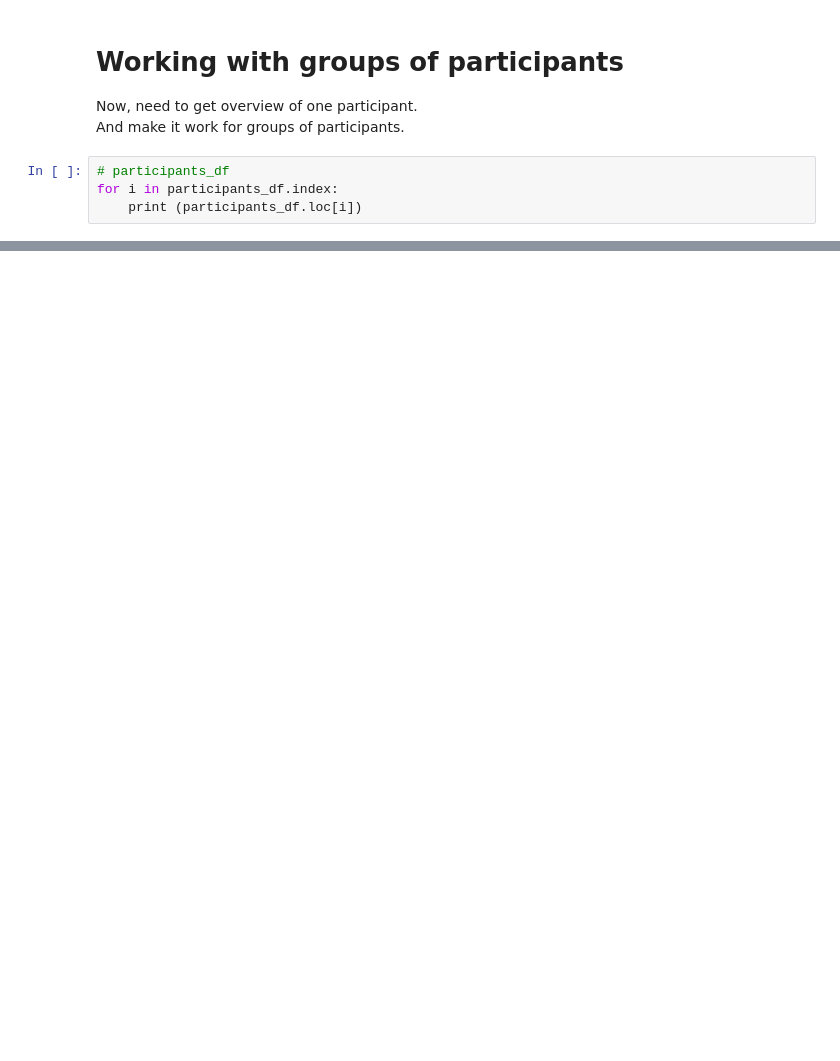
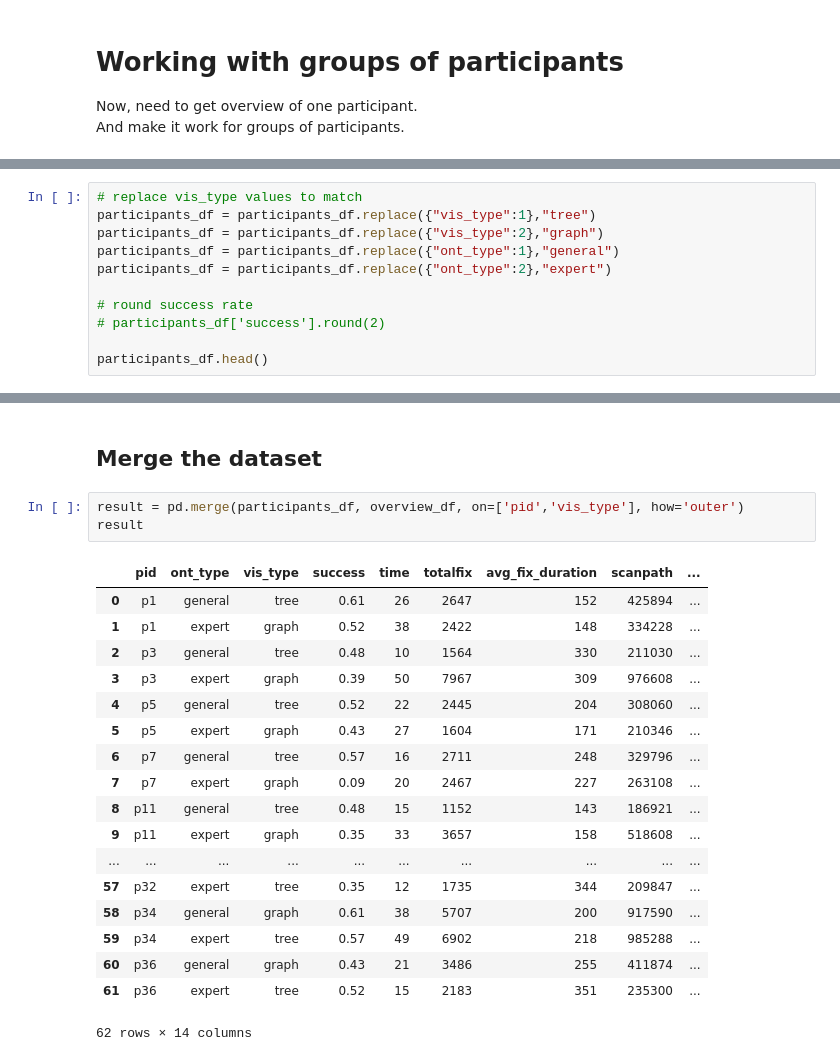
Before and after one commit to Lazer7/Eye_Visualization, a Jupyter notebook: Data/overview_data/overview_data_processor.ipynb, the cells around one changed output, grey strips where cells are left out. Cells and saved outputs as stored; diff of their text form; blank space fills up the shorter version.

```diff
--- a/Data/overview_data/overview_data_processor.ipynb
+++ b/Data/overview_data/overview_data_processor.ipynb
@@ -536,7 +529,3 @@ count: 370
 
 Now, need to get overview of one participant.
 And make it work for groups of participants.
-# %%
-# participants_df
-for i in participants_df.index:
-    print (participants_df.loc[i])
@@ -560,0 +532,11 @@ Name: 61, dtype: object
+# %%
+# replace vis_type values to match
+participants_df = participants_df.replace({"vis_type":1},"tree")
+participants_df = participants_df.replace({"vis_type":2},"graph")
+participants_df = participants_df.replace({"ont_type":1},"general")
+participants_df = participants_df.replace({"ont_type":2},"expert")
+
+# round success rate
+# participants_df['success'].round(2)
+
+participants_df.head()
@@ -560,0 +602,24 @@ Name: 61, dtype: object
+# %% [markdown]
+## Merge the dataset
+# %%
+result = pd.merge(participants_df, overview_df, on=['pid','vis_type'], how='outer')
+result
+# %% [output]
+|  | pid | ont_type | vis_type | success | time | totalfix | avg_fix_duration | scanpath | ... |
+| 0 | p1 | general | tree | 0.61 | 26 | 2647 | 152 | 425894 | ... |
+| 1 | p1 | expert | graph | 0.52 | 38 | 2422 | 148 | 334228 | ... |
+| 2 | p3 | general | tree | 0.48 | 10 | 1564 | 330 | 211030 | ... |
+| 3 | p3 | expert | graph | 0.39 | 50 | 7967 | 309 | 976608 | ... |
+| 4 | p5 | general | tree | 0.52 | 22 | 2445 | 204 | 308060 | ... |
+| 5 | p5 | expert | graph | 0.43 | 27 | 1604 | 171 | 210346 | ... |
+| 6 | p7 | general | tree | 0.57 | 16 | 2711 | 248 | 329796 | ... |
+| 7 | p7 | expert | graph | 0.09 | 20 | 2467 | 227 | 263108 | ... |
+| 8 | p11 | general | tree | 0.48 | 15 | 1152 | 143 | 186921 | ... |
+| 9 | p11 | expert | graph | 0.35 | 33 | 3657 | 158 | 518608 | ... |
+| ... | ... | ... | ... | ... | ... | ... | ... | ... | ... |
+| 57 | p32 | expert | tree | 0.35 | 12 | 1735 | 344 | 209847 | ... |
+| 58 | p34 | general | graph | 0.61 | 38 | 5707 | 200 | 917590 | ... |
+| 59 | p34 | expert | tree | 0.57 | 49 | 6902 | 218 | 985288 | ... |
+| 60 | p36 | general | graph | 0.43 | 21 | 3486 | 255 | 411874 | ... |
+| 61 | p36 | expert | tree | 0.52 | 15 | 2183 | 351 | 235300 | ... |
+62 rows × 14 columns
```
Also changed, not shown: parts of 18 cells of this notebook.
